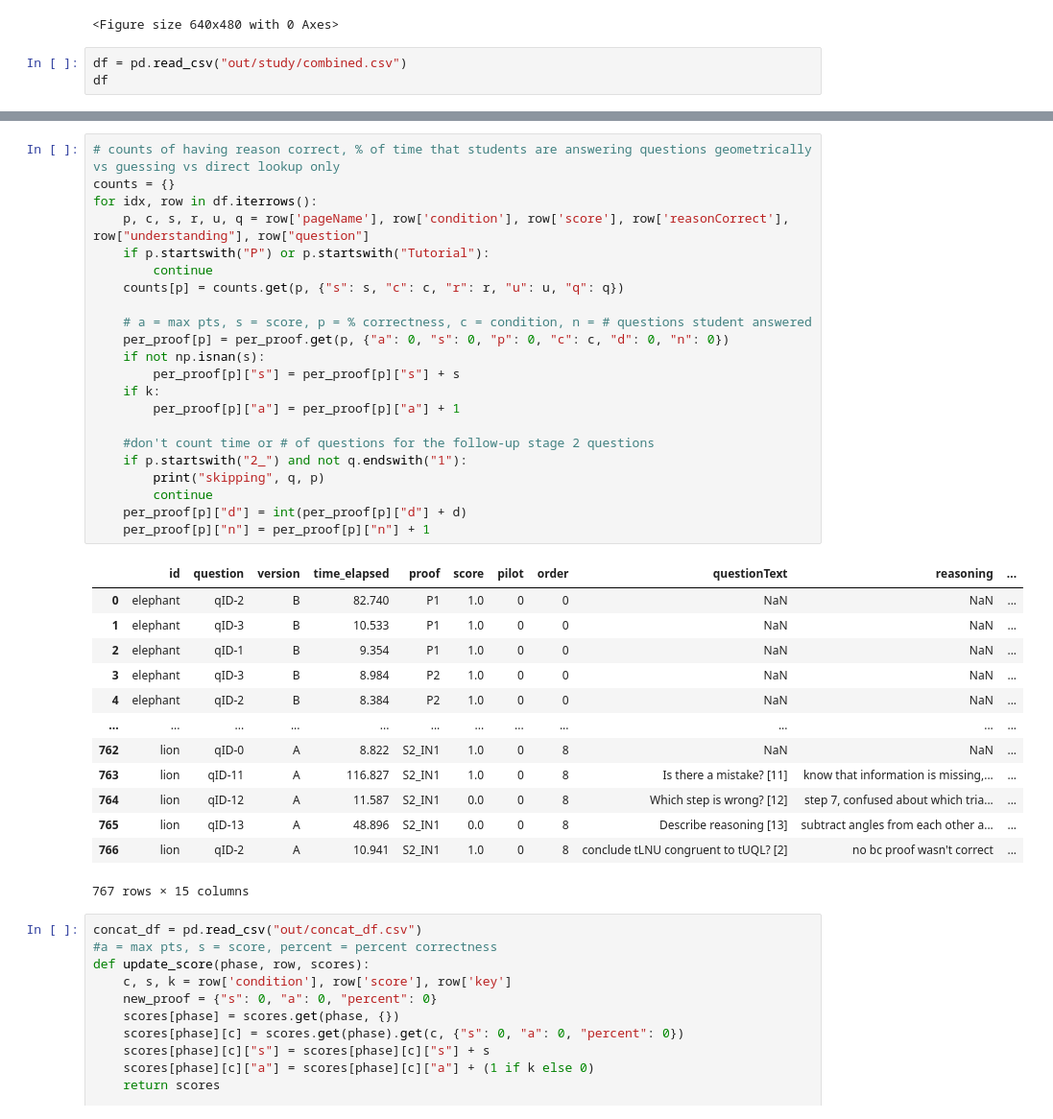
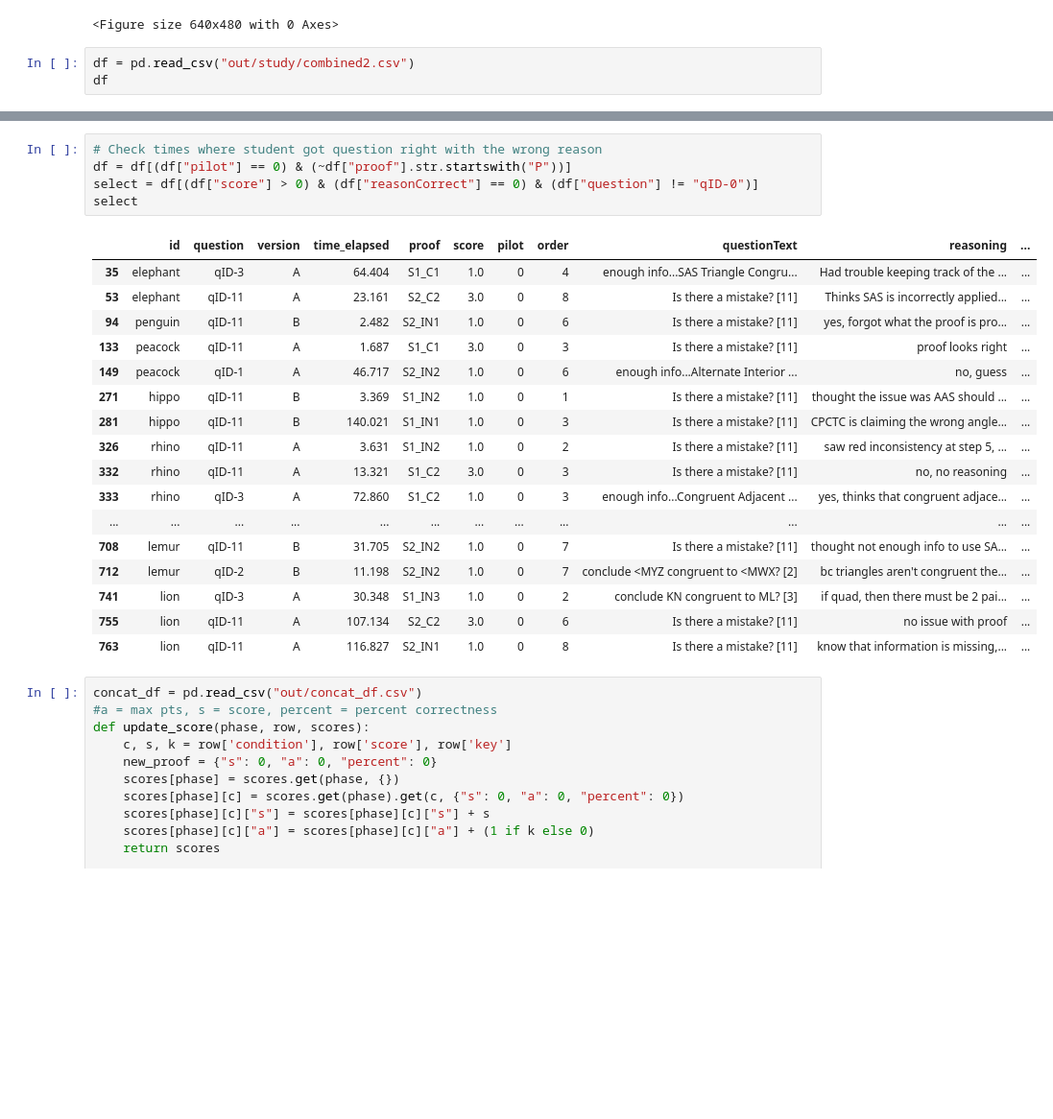
Before and after one commit to hsharriman/ender-scripts, a Jupyter notebook: plotting.ipynb, the cells around one changed output, grey strips where cells are left out. Shown: that part at 96% size. Saved outputs shown, nothing was run; the diff lists cells and outputs as text; blank space fills up the shorter version.

```diff
--- a/plotting.ipynb
+++ b/plotting.ipynb
@@ -194,7 +194,7 @@ plt.savefig(f'out/{participant}-time.png')
 # %% [output]
 <Figure size 640x480 with 0 Axes>
 # %%
-df = pd.read_csv("out/study/combined.csv")
+df = pd.read_csv("out/study/combined2.csv")
 df
 # %% [output]
 |  | id | question | version | time_elapsed | proof | score | pilot | order | questionText | reasoning | ... |
@@ -213,39 +213,26 @@ df
 # %%
-# counts of having reason correct, % of time that students are answering questions geometrically vs guessing vs direct lookup only
-counts = {}
-for idx, row in df.iterrows():
-    p, c, s, r, u, q = row['pageName'], row['condition'], row['score'], row['reasonCorrect'], row["understanding"], row["question"]
-    if p.startswith("P") or p.startswith("Tutorial"):
-        continue
-    counts[p] = counts.get(p, {"s": s, "c": c, "r": r, "u": u, "q": q})
-
-    # a = max pts, s = score, p = % correctness, c = condition, n = # questions student answered
-    per_proof[p] = per_proof.get(p, {"a": 0, "s": 0, "p": 0, "c": c, "d": 0, "n": 0})
-    if not np.isnan(s):
-        per_proof[p]["s"] = per_proof[p]["s"] + s
-    if k:
-        per_proof[p]["a"] = per_proof[p]["a"] + 1
-
-    #don't count time or # of questions for the follow-up stage 2 questions
-    if p.startswith("2_") and not q.endswith("1"):
-        print("skipping", q, p)
-        continue
-    per_proof[p]["d"] = int(per_proof[p]["d"] + d)
-    per_proof[p]["n"] = per_proof[p]["n"] + 1
+# Check times where student got question right with the wrong reason
+df = df[(df["pilot"] == 0) & (~df["proof"].str.startswith("P"))]
+select = df[(df["score"] > 0) & (df["reasonCorrect"] == 0) & (df["question"] != "qID-0")]
+select
 # %% [output]
 |  | id | question | version | time_elapsed | proof | score | pilot | order | questionText | reasoning | ... |
-| 0 | elephant | qID-2 | B | 82.740 | P1 | 1.0 | 0 | 0 | NaN | NaN | ... |
-| 1 | elephant | qID-3 | B | 10.533 | P1 | 1.0 | 0 | 0 | NaN | NaN | ... |
-| 2 | elephant | qID-1 | B | 9.354 | P1 | 1.0 | 0 | 0 | NaN | NaN | ... |
-| 3 | elephant | qID-3 | B | 8.984 | P2 | 1.0 | 0 | 0 | NaN | NaN | ... |
-| 4 | elephant | qID-2 | B | 8.384 | P2 | 1.0 | 0 | 0 | NaN | NaN | ... |
+| 35 | elephant | qID-3 | A | 64.404 | S1_C1 | 1.0 | 0 | 4 | enough info...SAS Triangle Congru... | Had trouble keeping track of the ... | ... |
+| 53 | elephant | qID-11 | A | 23.161 | S2_C2 | 3.0 | 0 | 8 | Is there a mistake? [11] | Thinks SAS is incorrectly applied... | ... |
+| 94 | penguin | qID-11 | B | 2.482 | S2_IN1 | 1.0 | 0 | 6 | Is there a mistake? [11] | yes, forgot what the proof is pro... | ... |
+| 133 | peacock | qID-11 | A | 1.687 | S1_C1 | 3.0 | 0 | 3 | Is there a mistake? [11] | proof looks right | ... |
+| 149 | peacock | qID-1 | A | 46.717 | S2_IN2 | 1.0 | 0 | 6 | enough info...Alternate Interior ... | no, guess | ... |
+| 271 | hippo | qID-11 | B | 3.369 | S1_IN2 | 1.0 | 0 | 1 | Is there a mistake? [11] | thought the issue was AAS should ... | ... |
+| 281 | hippo | qID-11 | B | 140.021 | S1_IN1 | 1.0 | 0 | 3 | Is there a mistake? [11] | CPCTC is claiming the wrong angle... | ... |
+| 326 | rhino | qID-11 | A | 3.631 | S1_IN2 | 1.0 | 0 | 2 | Is there a mistake? [11] | saw red inconsistency at step 5, ... | ... |
+| 332 | rhino | qID-11 | A | 13.321 | S1_C2 | 3.0 | 0 | 3 | Is there a mistake? [11] | no, no reasoning | ... |
+| 333 | rhino | qID-3 | A | 72.860 | S1_C2 | 1.0 | 0 | 3 | enough info...Congruent Adjacent ... | yes, thinks that congruent adjace... | ... |
 | ... | ... | ... | ... | ... | ... | ... | ... | ... | ... | ... | ... |
-| 762 | lion | qID-0 | A | 8.822 | S2_IN1 | 1.0 | 0 | 8 | NaN | NaN | ... |
+| 708 | lemur | qID-11 | B | 31.705 | S2_IN2 | 1.0 | 0 | 7 | Is there a mistake? [11] | thought not enough info to use SA... | ... |
+| 712 | lemur | qID-2 | B | 11.198 | S2_IN2 | 1.0 | 0 | 7 | conclude <MYZ congruent to <MWX? [2] | bc triangles aren't congruent the... | ... |
+| 741 | lion | qID-3 | A | 30.348 | S1_IN3 | 1.0 | 0 | 2 | conclude KN congruent to ML? [3] | if quad, then there must be 2 pai... | ... |
+| 755 | lion | qID-11 | A | 107.134 | S2_C2 | 3.0 | 0 | 6 | Is there a mistake? [11] | no issue with proof | ... |
 | 763 | lion | qID-11 | A | 116.827 | S2_IN1 | 1.0 | 0 | 8 | Is there a mistake? [11] | know that information is missing,... | ... |
-| 764 | lion | qID-12 | A | 11.587 | S2_IN1 | 0.0 | 0 | 8 | Which step is wrong? [12] | step 7, confused about which tria... | ... |
-| 765 | lion | qID-13 | A | 48.896 | S2_IN1 | 0.0 | 0 | 8 | Describe reasoning [13] | subtract angles from each other a... | ... |
-| 766 | lion | qID-2 | A | 10.941 | S2_IN1 | 1.0 | 0 | 8 | conclude tLNU congruent to tUQL? [2] | no bc proof wasn't correct | ... |
-767 rows × 15 columns
 # %%
 concat_df = pd.read_csv("out/concat_df.csv")
 #a = max pts, s = score, percent = percent correctness
```
Also changed, not shown: parts of 1 cell of this notebook, 14 other files.
